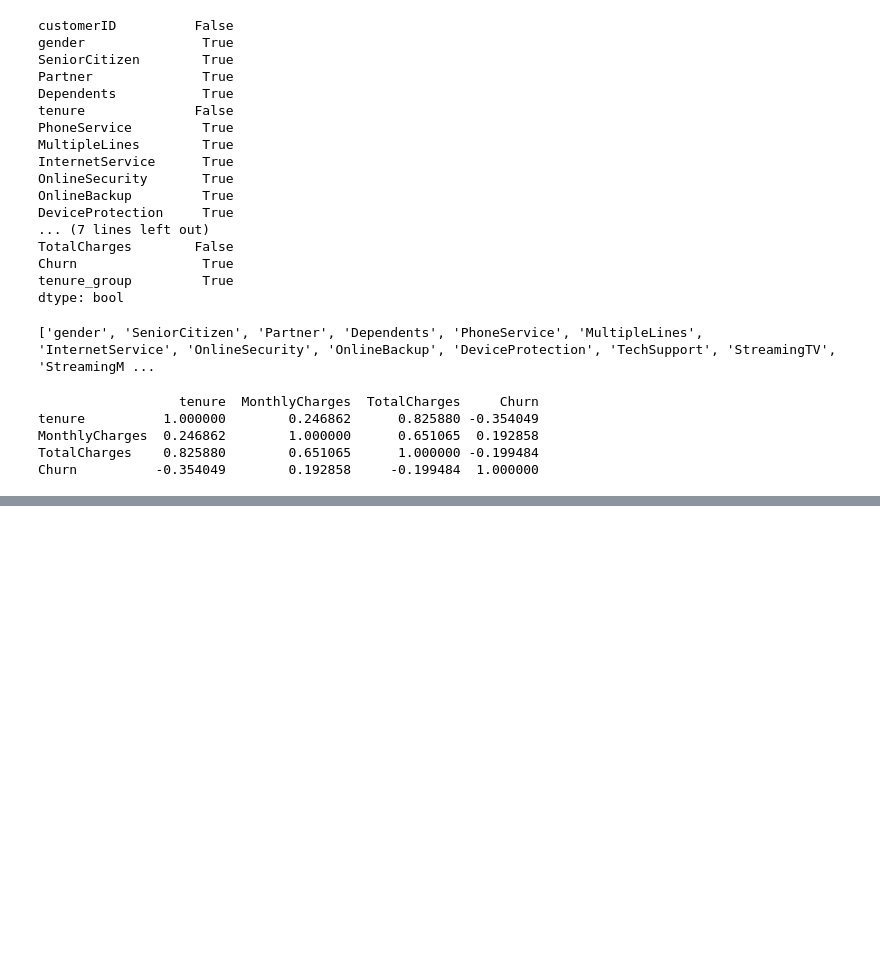
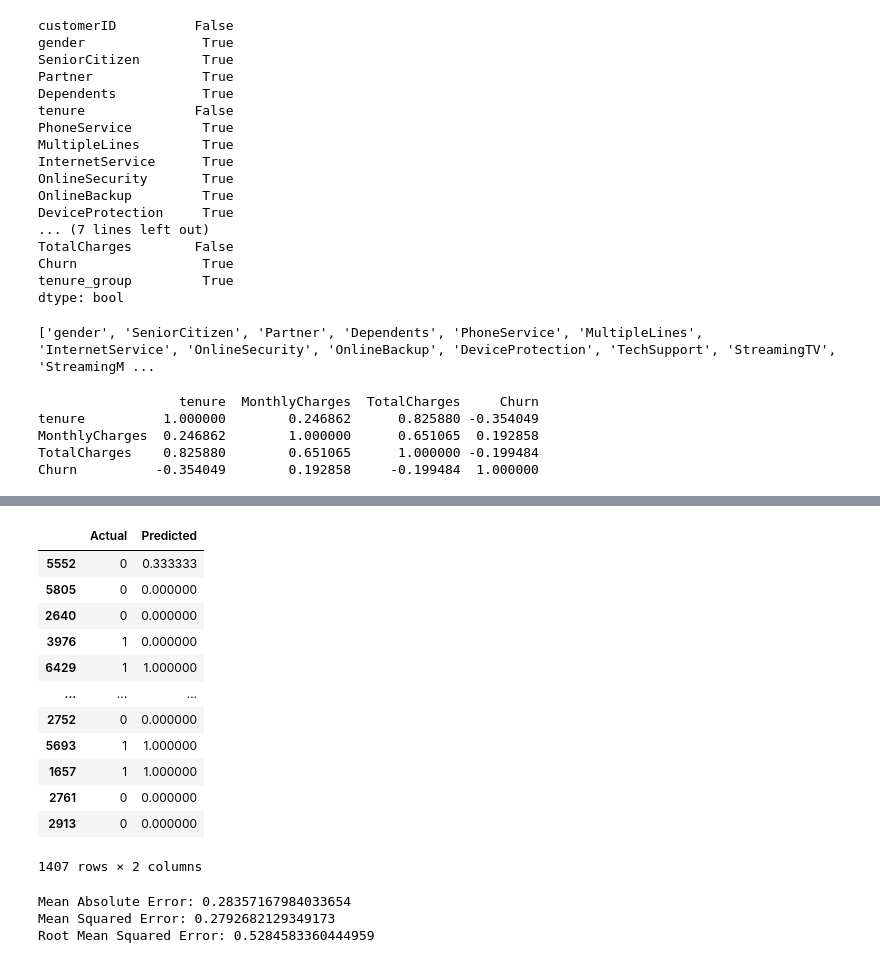
Before and after one commit to Swathips89/Telecom-Churn, a Jupyter notebook: Customer Churn.ipynb, the cells around one changed output, grey strips where cells are left out. Drawn from its saved outputs; the diff is of its cells as text; code cells hidden in the pictures; blank space fills up the shorter version.

```diff
--- a/Customer Churn.ipynb
+++ b/Customer Churn.ipynb
@@ -236,0 +385,6 @@ Churn          -0.354049        0.192858     -0.199484  1.000000
+# %%
+x = desreg.drop('Churn', axis=1)
+y = desreg['Churn']
+# %%
+from sklearn.model_selection import train_test_split
+x_train, x_test, y_train, y_test = train_test_split(x, y, test_size=0.2, random_state=0)
@@ -236,0 +402,28 @@ Churn          -0.354049        0.192858     -0.199484  1.000000
+# %%
+y_pred = regressor.predict(x_test)
+# %%
+df=pd.DataFrame({'Actual':y_test, 'Predicted':y_pred})
+df
+# %% [output]
+|  | Actual | Predicted |
+| 5552 | 0 | 0.333333 |
+| 5805 | 0 | 0.000000 |
+| 2640 | 0 | 0.000000 |
+| 3976 | 1 | 0.000000 |
+| 6429 | 1 | 1.000000 |
+| ... | ... | ... |
+| 2752 | 0 | 0.000000 |
+| 5693 | 1 | 1.000000 |
+| 1657 | 1 | 1.000000 |
+| 2761 | 0 | 0.000000 |
+| 2913 | 0 | 0.000000 |
+1407 rows × 2 columns
+# %%
+from sklearn import metrics
+print('Mean Absolute Error:', metrics.mean_absolute_error(y_test, y_pred))
+print('Mean Squared Error:', metrics.mean_squared_error(y_test, y_pred))
+print('Root Mean Squared Error:', np.sqrt(metrics.mean_squared_error(y_test, y_pred)))
+# %% [output]
+Mean Absolute Error: 0.28357167984033654
+Mean Squared Error: 0.2792682129349173
+Root Mean Squared Error: 0.5284583360444959
```
Also changed, not shown: parts of 22 cells of this notebook.
